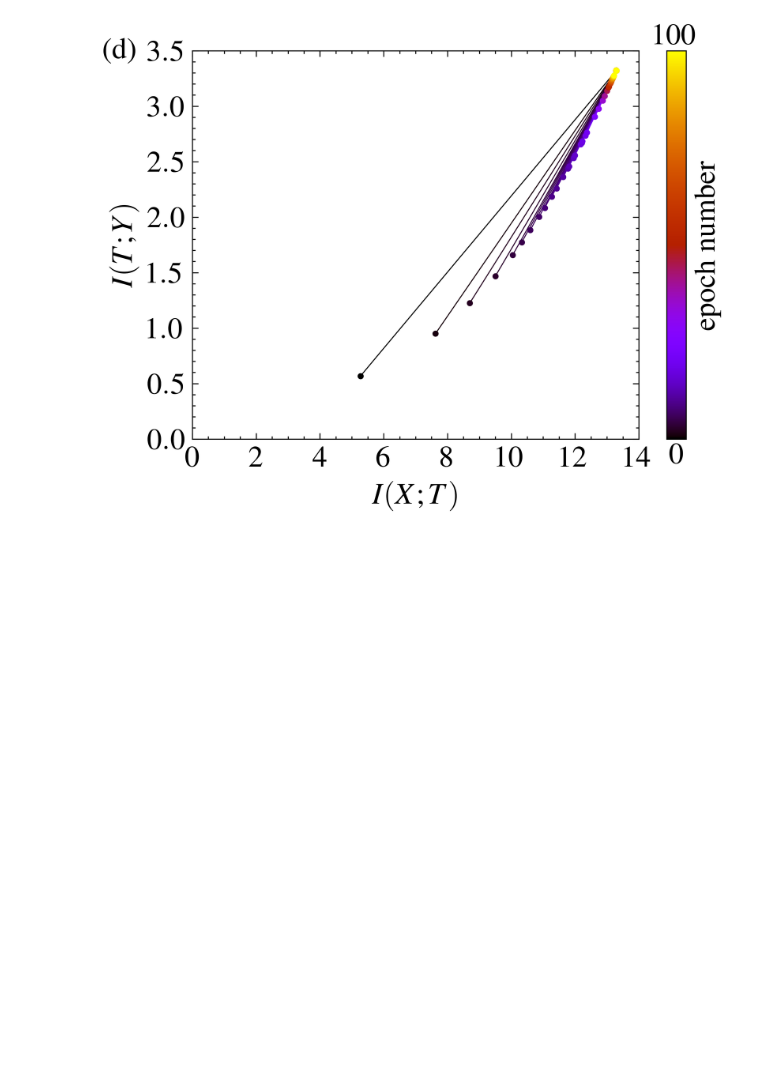
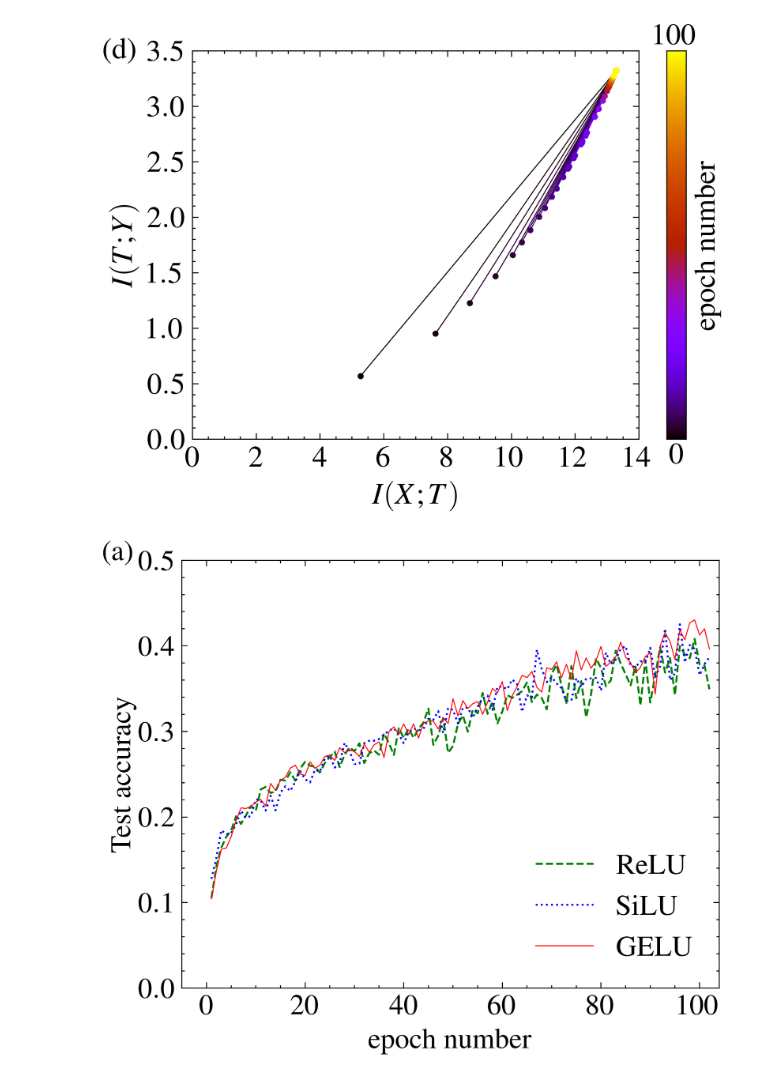
Before and after one commit to resonance-dfb/deep-network-optuna, a Jupyter notebook: 信息瓶颈理论与实现讲座12 cifar.ipynb, the cells around one changed output. Saved outputs shown, nothing was run; the diff lists cells and outputs as text; code cells hidden in the pictures; blank space fills up the shorter version.

```diff
--- a/信息瓶颈理论与实现讲座12 cifar.ipynb
+++ b/信息瓶颈理论与实现讲座12 cifar.ipynb
@@ -1270,0 +1313,50 @@ plot_information_plane(IXT_array, ITY_array, num_epochs=100, every_n_early=1, ev
+# %%
+import matplotlib.pyplot as plt
+import matplotlib as mpl
+import scienceplots
+
+plt.rcParams['font.serif'] = ['Times New Roman']
+mpl.rcParams['figure.dpi'] = 800
+mpl.rcParams['axes.unicode_minus'] = False
+
+plt.rcParams['text.usetex'] = True
+plt.rcParams['text.latex.preamble'] = r'\usepackage{amsmath, amssymb}'
+plt.style.use(['science','ieee'])
+
+fig, ax = plt.subplots(figsize=(5, 4))
+plt.cla()
+plt.tick_params(labelsize=15)
+ax.set_xlabel('epoch number', fontsize=15)
+ax.set_ylabel(r"Test accuracy", fontsize=15, labelpad=1)
+ax.set_xlim(-5, len(accuracyReLU)+2)  # Adjust x-axis limits to start from epoch 1
+ax.set_ylim(0.0, 0.5)
+
+# Create the x-axis array to represent epoch numbers
+epochs = np.arange(1, len(accuracyReLU)+1)
+
+# Plot the accuracy curves
+ax.plot(epochs, 0.01*accuracyReLU, 'g--', lw=1, label=r"ReLU")
+ax.plot(epochs, 0.01*accuracyS, 'b:', lw=1, label=r"SiLU")
+ax.plot(epochs, 0.01*accuracyG, 'r-', lw=0.5, label=r"GELU")
+
+ax.text(-21, 0.5, '(a)', fontdict={'size': 15, 'color': 'black'})
+ax.legend(loc='lower right', fontsize=15)
+
+#patch = mpl.patches.Rectangle((0.1,0),0.8,5,linewidth=1,linestyle='--',edgecolor='gray',facecolor='none')
+#ax.add_patch(patch)
+# left, bottom, width, height = [0.3, 0.2, 0.57, 0.3]
+# ax2 = fig.add_axes([left, bottom, width, height])
+
+# step = np.arange(0,101)
+# ax2.plot(step[0:5], 0.01*accuracyReLU[0:5], 'g--', marker='*',label=r"ReLU")
+# ax2.plot(step[0:5], 0.01*accuracyS[0:5], 'b:', marker='o',label=r"SiLU")
+# ax2.plot(step[0:5], 0.01*accuracyG[0:5], 'r-', marker='^',label=r"GELU")
+# ax2.set_yticks([0.70,0.75,0.80,0.85,0.90,0.95])
+
+# ax2.tick_params(labelsize=12)
+# ax2.legend(loc='lower right', fontsize=12)
+plt.show()
+
+fig.savefig('D:/2023年研究生文件/Fig9a.eps', dpi=800)
+# %% [output]
+[figure, added]
```
Also changed, not shown: parts of 5 cells of this notebook.
